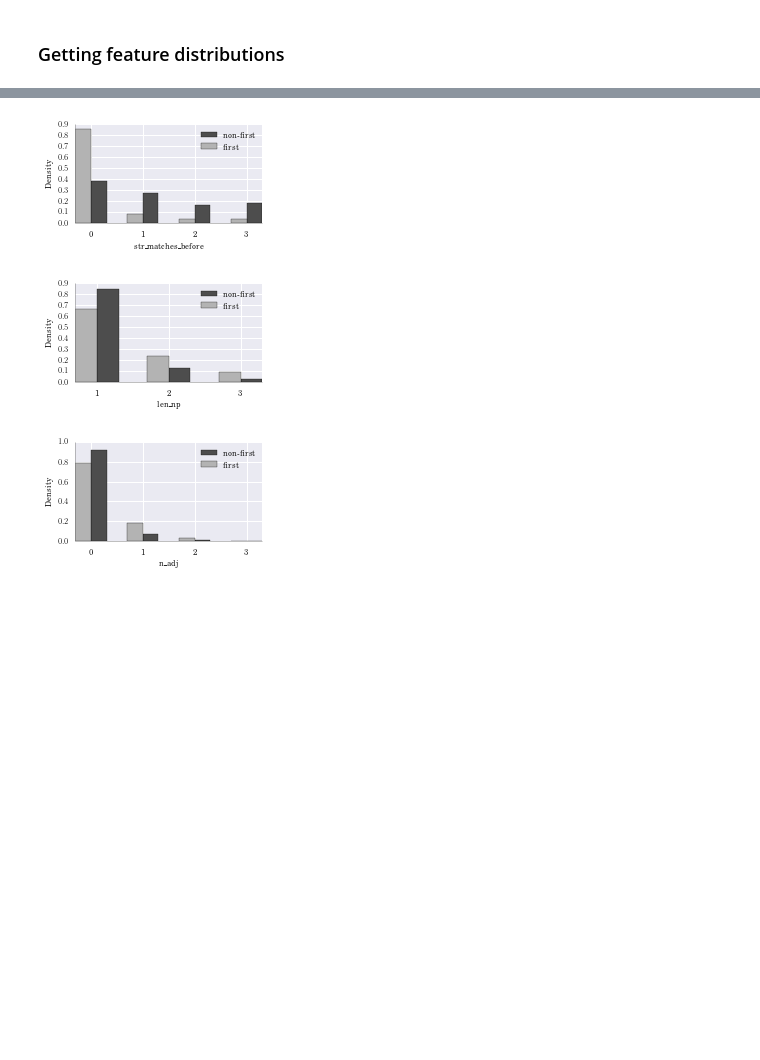
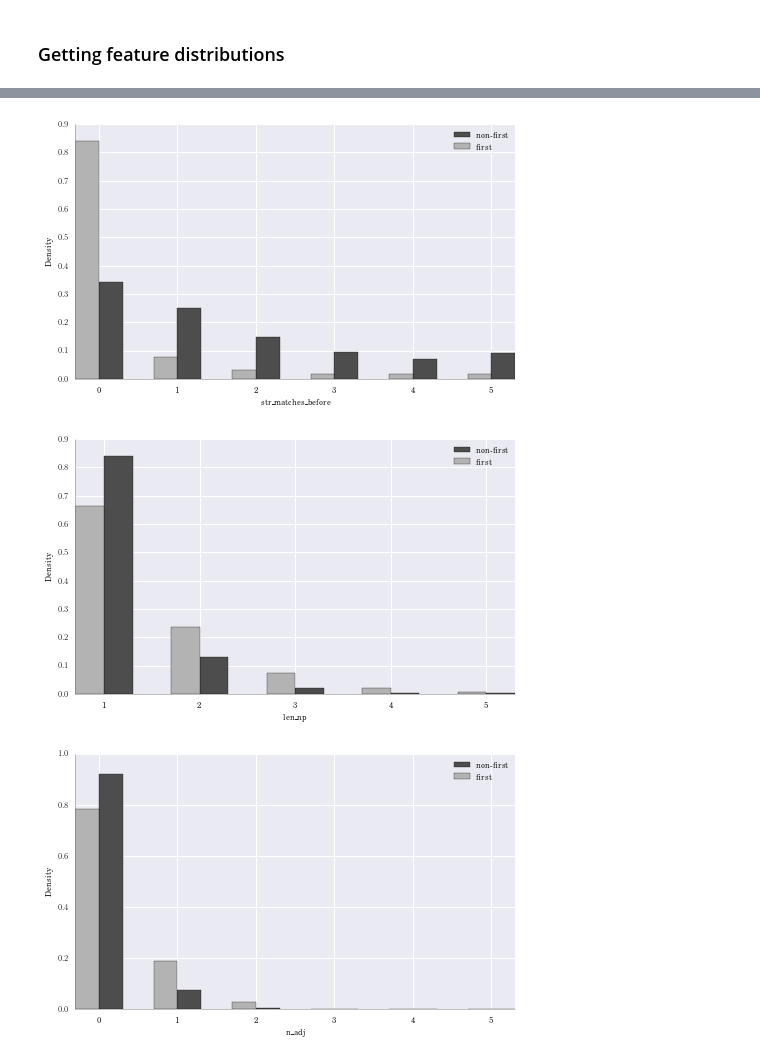
Before and after one commit to max-ionov/rucoref, a Jupyter notebook: notebooks/first-mention.ipynb, the cells around one changed output, grey strips where cells are left out. Saved outputs shown, nothing was run; the diff lists cells and outputs as text; code cells hidden in the pictures; blank space fills up the shorter version.

```diff
--- a/notebooks/first-mention.ipynb
+++ b/notebooks/first-mention.ipynb
@@ -585,9 +486,13 @@ def plot_feat_distribution(distribution, class_names, x_label='Feature value', f
 # %%
 import os
 
+anaphoralib.experiments.utils.latexify(columns=2)
 for feat_name in feature_distributions:
     if feat_name == 'class':
         continue
-    plot_feat_distribution(feature_distributions[feat_name], first_mention_clf.class_names_,
-                           x_label=feat_name.replace('_', '\\_'), filename=os.path.join('CICLing-2016', feat_name))
+    anaphoralib.experiments.utils.plot_feature_distribution(feature_distributions[feat_name],
+                                                            range(7),
+                                                            first_mention_clf.class_names_,
+                                                            x_label=feat_name.replace('_', '\\_'),
+                                                            filename=os.path.join('CICLing-2016', feat_name))
 # %% [output]
@@ -595,3 +500,3 @@ for feat_name in feature_distributions:
-[figure, old version]
+[figure, new version]
-[figure, old version]
+[figure, new version]
-[figure, old version]
+[figure, new version]
```
Also changed, not shown: parts of 10 cells of this notebook, 2 other files.
